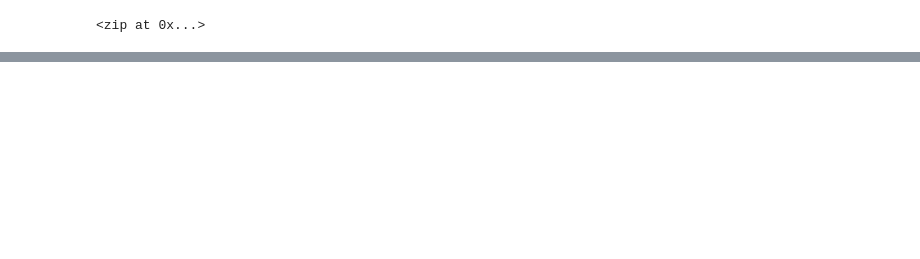
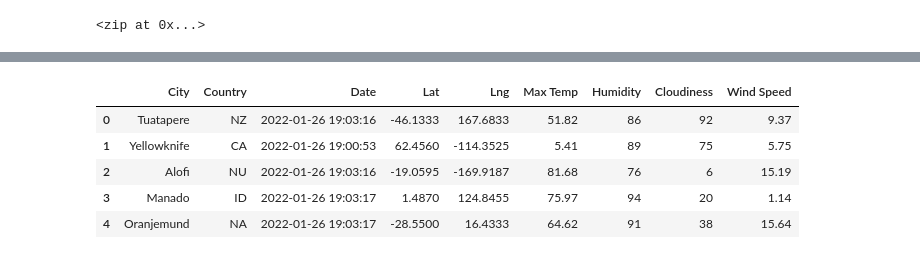
Before and after one commit to jennadodge/World_Weather_Analysis, a Jupyter notebook: Weather.ipynb, the cells around one changed output, grey strips where cells are left out. Saved outputs shown, nothing was run; the diff lists cells and outputs as text; code cells hidden in the pictures; blank space fills up the shorter version.

```diff
--- a/Weather.ipynb
+++ b/Weather.ipynb
@@ -35,0 +159,12 @@ len(cities)
+# %%
+# reorder the columns so it's easier to read
+new_column_order = ['City','Country','Date','Lat','Lng','Max Temp','Humidity','Cloudiness','Wind Speed']
+city_data_df = city_data_df[new_column_order]
+city_data_df.head()
+# %% [output]
+|  | City | Country | Date | Lat | Lng | Max Temp | Humidity | Cloudiness | Wind Speed |
+| 0 | Tuatapere | NZ | 2022-01-26 19:03:16 | -46.1333 | 167.6833 | 51.82 | 86 | 92 | 9.37 |
+| 1 | Yellowknife | CA | 2022-01-26 19:00:53 | 62.4560 | -114.3525 | 5.41 | 89 | 75 | 5.75 |
+| 2 | Alofi | NU | 2022-01-26 19:03:16 | -19.0595 | -169.9187 | 81.68 | 76 | 6 | 15.19 |
+| 3 | Manado | ID | 2022-01-26 19:03:17 | 1.4870 | 124.8455 | 75.97 | 94 | 20 | 1.14 |
+| 4 | Oranjemund | NA | 2022-01-26 19:03:17 | -28.5500 | 16.4333 | 64.62 | 91 | 38 | 15.64 |
```
Also changed, not shown: parts of 10 cells of this notebook, 2 other files.
